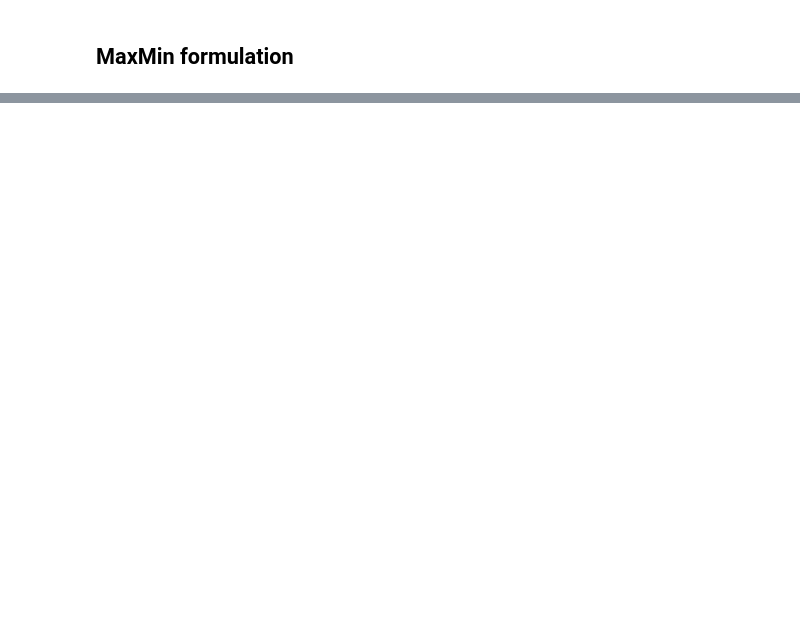
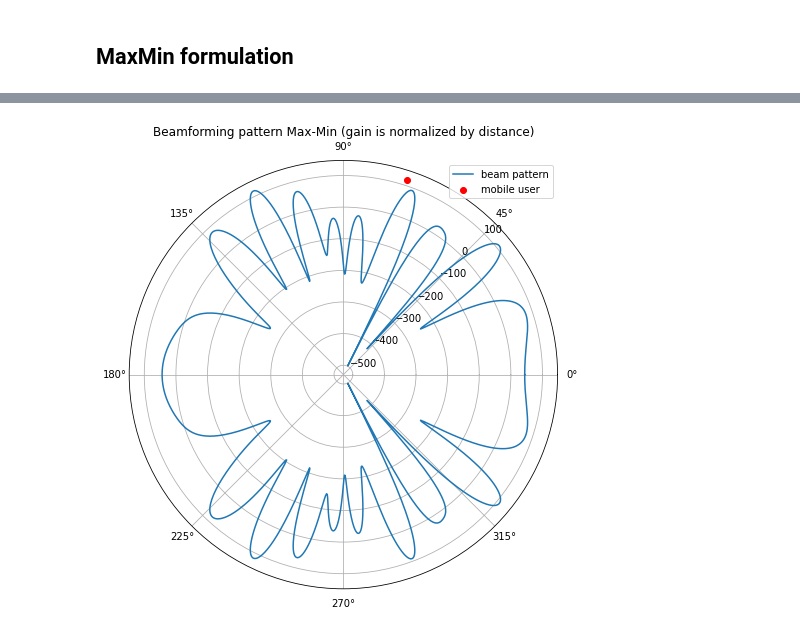
Before and after one commit to anvuongb/ece569_cvxopt_final, a Jupyter notebook: transmit_beamforming.ipynb, the cells around one changed output, grey strips where cells are left out. Saved outputs shown, nothing was run; the diff lists cells and outputs as text; code cells hidden in the pictures; blank space fills up the shorter version.

```diff
--- a/transmit_beamforming.ipynb
+++ b/transmit_beamforming.ipynb
@@ -168,0 +336,19 @@ prob.solve(verbose=True)
+# %%
+w = w_best_maxmin.ravel()
+# Calculate gain and directive gain; plot on a polar chart.
+phi, g = gain(d, w)
+DdBi = get_directive_gain(g)
+
+fig = plt.figure(figsize=(7,7))
+ax = fig.add_subplot(projection='polar', label="meters")
+# ax.plot(phi, g*np.max(distances)/np.max(g), label="beam pattern")
+ax.plot(phi, np.log(g)*np.max(distances)/np.log(np.max(g)), label="beam pattern")
+ax.scatter(angles, distances, color="red", label="mobile user")
+# ax.set_rticks([0, 50, 100, 200, 250])
+ax.set_rlabel_position(45)
+plt.title("Beamforming pattern Max-Min (gain is normalized by distance)")
+plt.legend()
+plt.tight_layout()
+plt.show()
+# %% [output]
+[figure, added]
```
Also changed, not shown: parts of 13 cells of this notebook.
